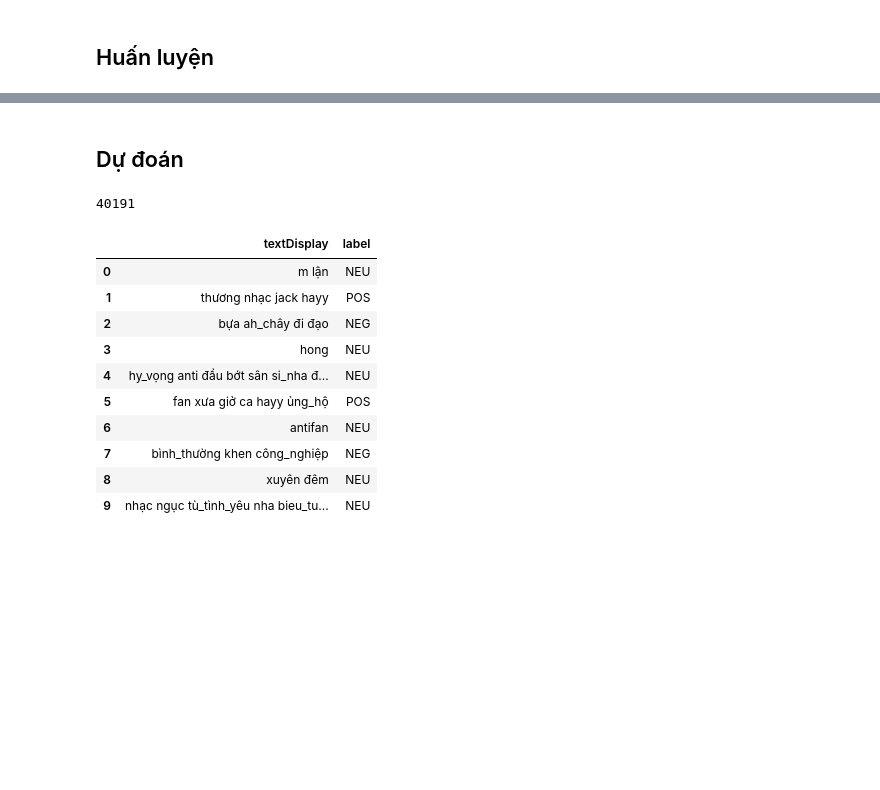
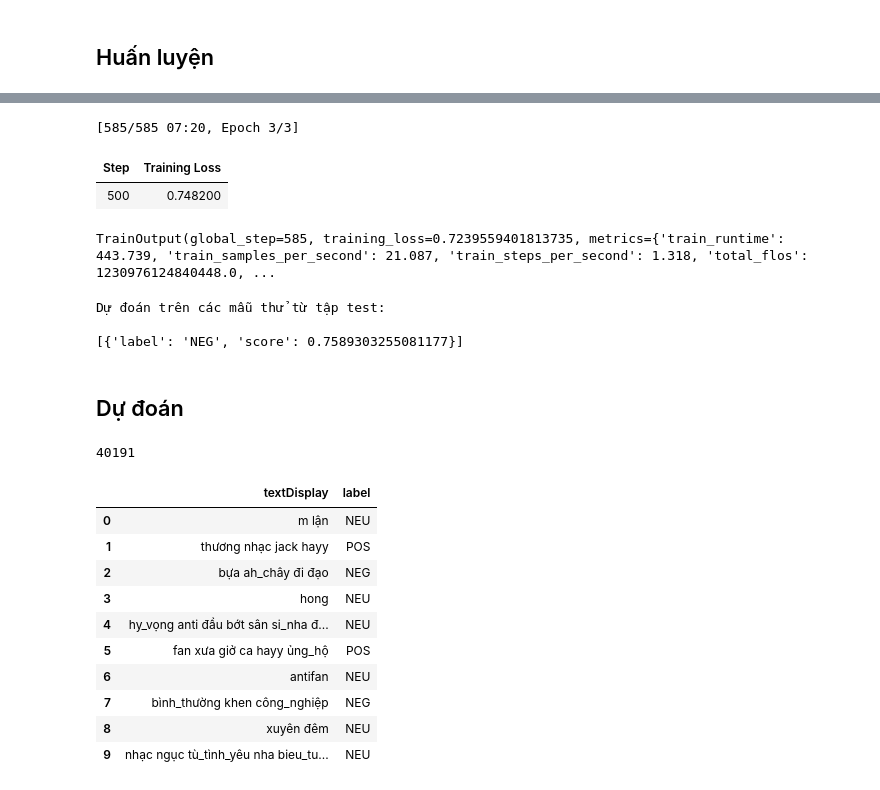
Before and after one commit to thethien8a/Sentiment-Analysis-Vietnamese, a Jupyter notebook: phoBert.ipynb, the cells around one changed output, grey strips where cells are left out. Drawn from its saved outputs; the diff is of its cells as text; code cells hidden in the pictures; blank space fills up the shorter version.

Commit message:
- Train

```diff
--- a/phoBert.ipynb
+++ b/phoBert.ipynb
@@ -202,0 +287,3 @@ df_cmt.head()
+# %%
+from transformers import DataCollatorWithPadding
+data_collator = DataCollatorWithPadding(tokenizer=tokenizer)
@@ -202,0 +301,43 @@ df_cmt.head()
+# %%
+# BẮT ĐẦU HUẤN LUYỆN
+local_output_dir = "./phobert_local_finetuned_results"
+
+# training_args = TrainingArguments(
+#    output_dir=repo_name,
+#    learning_rate=2e-5,
+#    per_device_train_batch_size=16,
+#    per_device_eval_batch_size=16,
+#    num_train_epochs=2,
+#    weight_decay=0.01,
+#    save_strategy="epoch",
+#    push_to_hub=True,
+# )
+training_args = TrainingArguments(
+    output_dir=local_output_dir,
+    num_train_epochs=3,
+    per_device_train_batch_size=16,
+    per_device_eval_batch_size=16,
+    learning_rate=2e-5,
+    weight_decay=0.01,
+    report_to="none",
+    # evaluation_strategy="epoch",
+    save_strategy="epoch",
+    # load_best_model_at_end=True,
+)
+
+trainer = Trainer(
+    model=model,
+    args=training_args,
+    train_dataset=train_dataset,
+    eval_dataset=test_dataset,
+    tokenizer=tokenizer,
+    data_collator=data_collator,
+    compute_metrics=compute_metrics,
+)
+# %%
+trainer.train()
+# %% [output]
+[585/585 07:20, Epoch 3/3]
+| Step | Training Loss |
+| 500 | 0.748200 |
+TrainOutput(global_step=585, training_loss=0.7239559401813735, metrics={'train_runtime': 443.739, 'train_samples_per_second': 21.087, 'train_steps_per_second': 1.318, 'total_flos': 1230976124840448.0, ...
@@ -203,3 +349,16 @@ df_cmt.head()
+# %%
+# 4. Thực hiện dự đoán
+results = sentiment_analyzer('điệp_khúc ngục tù trái_tim trung')
+
+# 5. In kết quả
+print("Dự đoán trên các mẫu thử từ tập test:\n")
+# for comment, result in zip(sample_comments, results):
+# print(f"  -> Dự đoán: {results['label']} (Điểm: {results['score']:.4f})")
+print(results)
+# %% [output]
+Dự đoán trên các mẫu thử từ tập test:
+
+[{'label': 'NEG', 'score': 0.7589303255081177}]
 # %% [markdown]
 ## Dự đoán
 # %%
```
Also changed, not shown: parts of 12 cells of this notebook.
